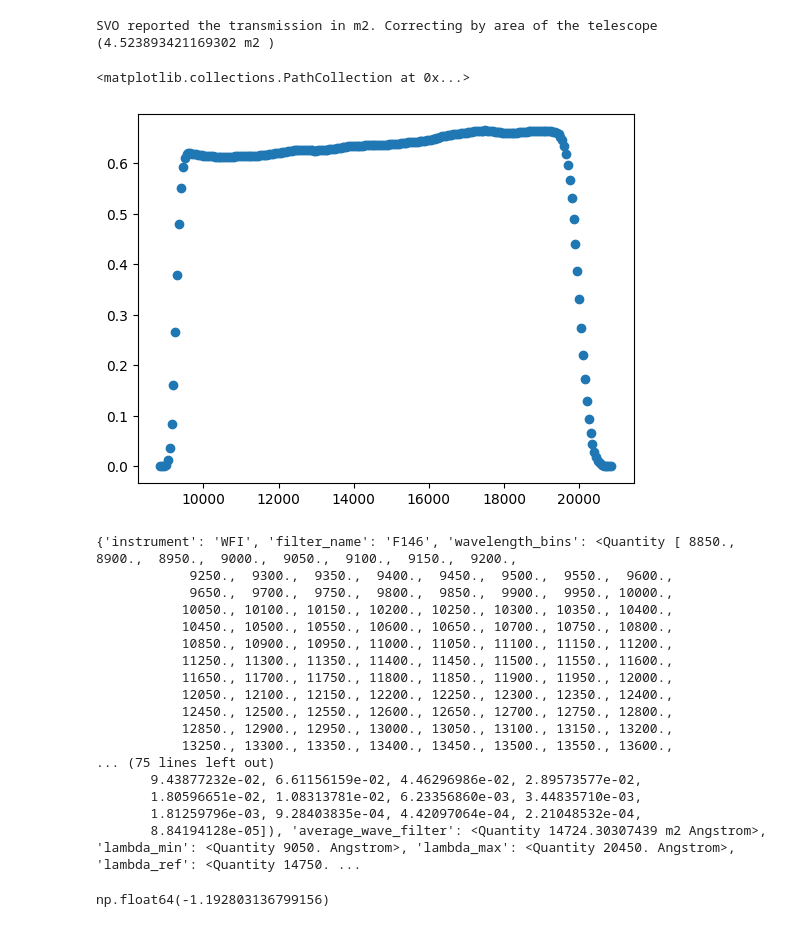
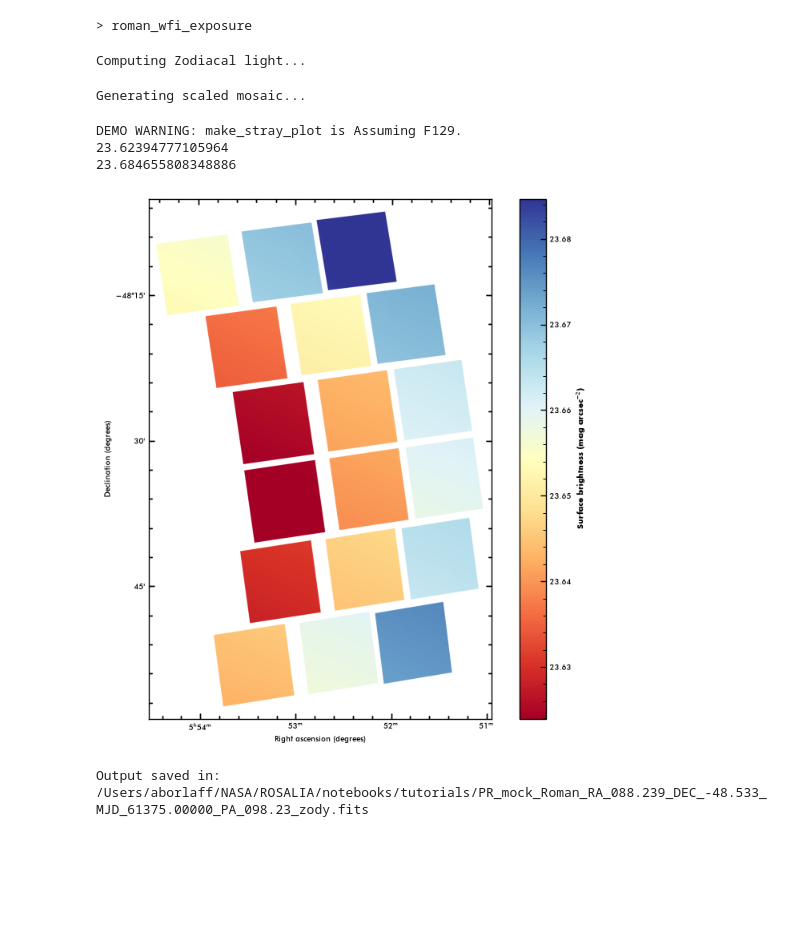
Before and after one commit to Borlaff/ROSALIA, a Jupyter notebook: notebooks/tutorials/R2_Rosalia_zody_example.ipynb, the cells around one changed output. Drawn from its saved outputs; the diff is of its cells as text; code cells hidden in the pictures; blank space fills up the shorter version.

Commit message:
Major - Zodiacal and PSF in Core

```diff
--- a/notebooks/tutorials/R2_Rosalia_zody_example.ipynb
+++ b/notebooks/tutorials/R2_Rosalia_zody_example.ipynb
@@ -5,12 +7,17 @@ from astropy.time import Time
 # %%
-ra = 123 # Right ascension, in degrees.
-dec = 45 # Declination, in degrees.
-PA = 32 # Position angle, in degrees.
-date = Time("2026-10-01T00:00:00") # Date of the observation, in Astropy Time YYYY-MM-DDTHH:MM:SS format.
-bandpass = "F129"
-exptime = 600 # Exposure time, in seconds.
+ra = 88.23938768241827  # Right ascension, in degrees.
+dec = -48.53277317761877  # Declination, in degrees.
+PA = 98.22514198825647  # Position angle, in degrees.
+date = Time('2026-12-01T00:00:00.0', format='isot', scale='utc')
+bandpass = "F158"
+exptime = 193 # Exposure time, in seconds.
 
-rosalia_zody = rs.correct.rosalia_zody(ra=ra, dec=dec,
-                                       PA=PA, date=date,
-                                       bandpass=bandpass, exptime=exptime,
-                                       verbose=False)
+
+observer={"TELESCOP": "Roman/WFI",
+          "pointing": [ra, dec],
+          "FILTER":bandpass,
+          "PA_Y": PA,
+          "EXPSTART": date.mjd,
+          "EXPTIME": exptime}
+
+prefix = "zodi_demo"
@@ -36,39 +24,14 @@ if True:
-# %%
-import rosalia as rs
-import matplotlib.pyplot as plt
-
-filter_identity = rs.telescopes.Roman.get_filter(instrument="WFI", filter_name="F146", verbose=False)
-# print(filter_identity["transmission_bins"])
-# print(filter_identity["wavelength_bins"])
-
-plt.scatter(filter_identity["wavelength_bins"], filter_identity["transmission_bins"])
-plt.show()
-# %% [output]
-SVO reported the transmission in m2. Correcting by area of the telescope (4.523893421169302 m2 )
-<matplotlib.collections.PathCollection at 0x...>
-[figure, removed]
-# %%
-print(filter_identity)
-# %% [output]
-{'instrument': 'WFI', 'filter_name': 'F146', 'wavelength_bins': <Quantity [ 8850.,  8900.,  8950.,  9000.,  9050.,  9100.,  9150.,  9200.,
-            9250.,  9300.,  9350.,  9400.,  9450.,  9500.,  9550.,  9600.,
-            9650.,  9700.,  9750.,  9800.,  9850.,  9900.,  9950., 10000.,
-           10050., 10100., 10150., 10200., 10250., 10300., 10350., 10400.,
-           10450., 10500., 10550., 10600., 10650., 10700., 10750., 10800.,
-           10850., 10900., 10950., 11000., 11050., 11100., 11150., 11200.,
-           11250., 11300., 11350., 11400., 11450., 11500., 11550., 11600.,
-           11650., 11700., 11750., 11800., 11850., 11900., 11950., 12000.,
-           12050., 12100., 12150., 12200., 12250., 12300., 12350., 12400.,
-           12450., 12500., 12550., 12600., 12650., 12700., 12750., 12800.,
-           12850., 12900., 12950., 13000., 13050., 13100., 13150., 13200.,
-           13250., 13300., 13350., 13400., 13450., 13500., 13550., 13600.,
-... (75 lines left out)
-       9.43877232e-02, 6.61156159e-02, 4.46296986e-02, 2.89573577e-02,
-       1.80596651e-02, 1.08313781e-02, 6.23356860e-03, 3.44835710e-03,
-       1.81259796e-03, 9.28403835e-04, 4.42097064e-04, 2.21048532e-04,
-       8.84194128e-05]), 'average_wave_filter': <Quantity 14724.30307439 m2 Angstrom>, 'lambda_min': <Quantity 9050. Angstrom>, 'lambda_max': <Quantity 20450. Angstrom>, 'lambda_ref': <Quantity 14750. ...
-# %%
-import numpy as np
--2.5*np.log10(3)
-# %% [output]
-np.float64(-1.192803136799156)
+# %%
+custom_roman_exposure = rs.core.exposure(observer=observer, prefix=prefix)
+# %% [output]
+> roman_wfi_exposure
+# %%
+zodi = custom_roman_exposure.zodiacal()
+# %% [output]
+Computing Zodiacal light...
+Generating scaled mosaic...
+DEMO WARNING: make_stray_plot is Assuming F129.
+23.62394777105964
+23.684655808348886
+[figure, added]
+Output saved in: /Users/aborlaff/NASA/ROSALIA/notebooks/tutorials/PR_mock_Roman_RA_088.239_DEC_-48.533_MJD_61375.00000_PA_098.23_zody.fits
```
Also changed, not shown: parts of 4 cells of this notebook, 29 other files.
